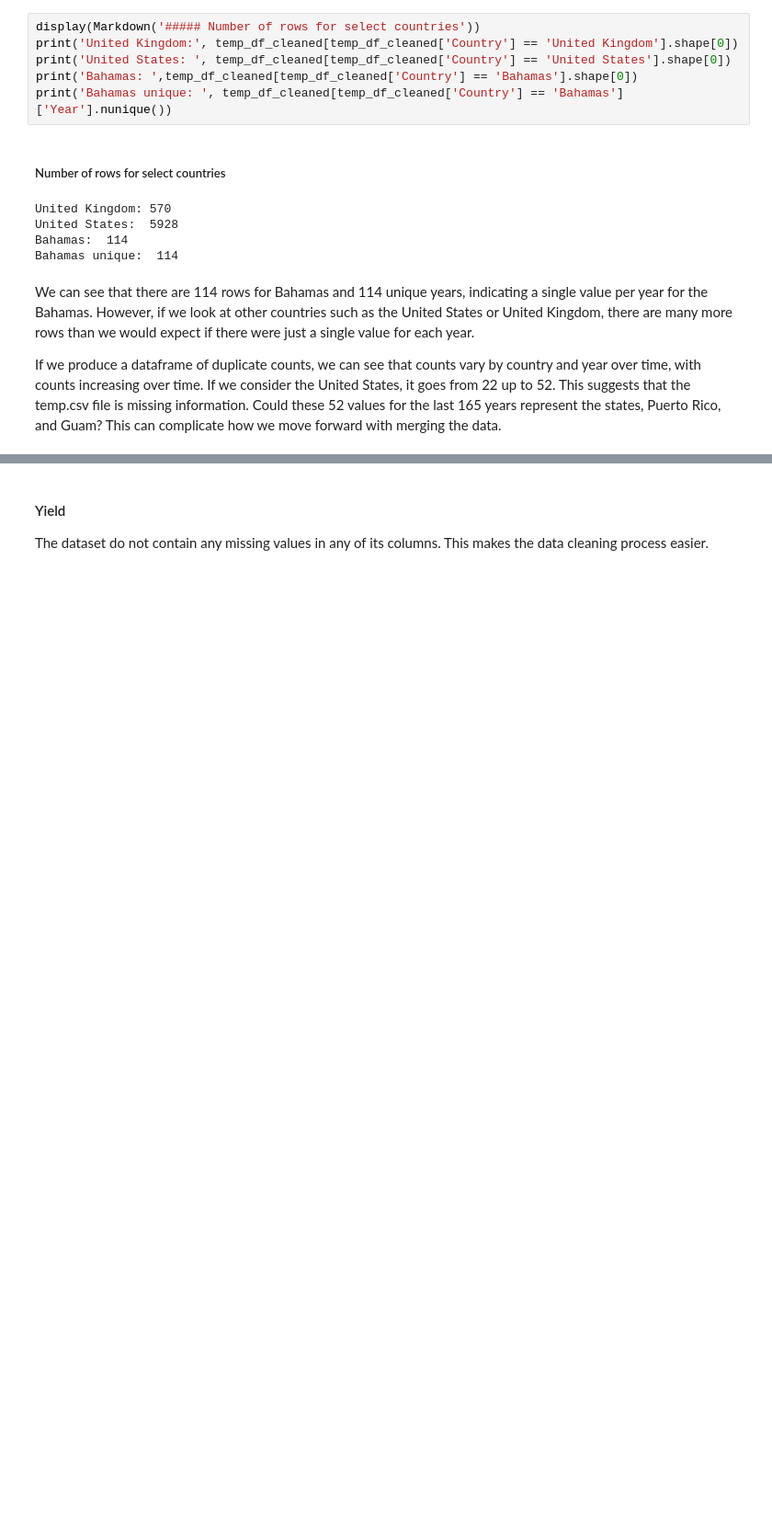
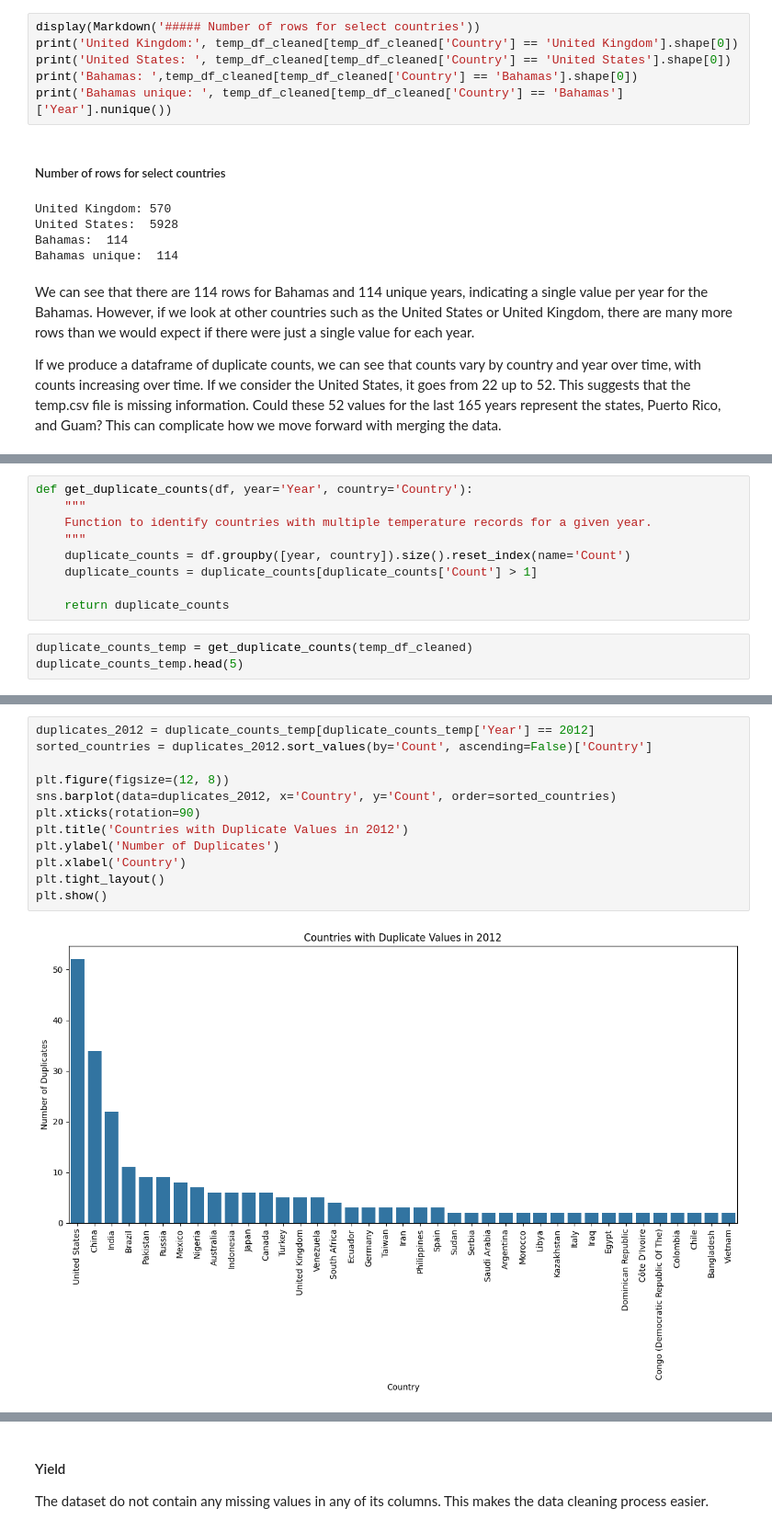
Before and after one commit to nkabram/um-milestone, a Jupyter notebook: Final.ipynb, the cells around one changed output, grey strips where cells are left out. Shown at 92% size. Drawn from its saved outputs; the diff is of its cells as text; blank space fills up the shorter version.

```diff
--- a/Final.ipynb
+++ b/Final.ipynb
@@ -655,0 +641,12 @@ duplicate_counts_temp.sort_values(by='Count', ascending=False).head(10)
+# %%
+def get_duplicate_counts(df, year='Year', country='Country'):
+    """
+    Function to identify countries with multiple temperature records for a given year.
+    """
+    duplicate_counts = df.groupby([year, country]).size().reset_index(name='Count')
+    duplicate_counts = duplicate_counts[duplicate_counts['Count'] > 1]
+
+    return duplicate_counts
+# %%
+duplicate_counts_temp = get_duplicate_counts(temp_df_cleaned)
+duplicate_counts_temp.head(5)
@@ -656,3 +660,17 @@ duplicate_counts_temp.sort_values(by='Count', ascending=False).head(10)
+# %%
+duplicates_2012 = duplicate_counts_temp[duplicate_counts_temp['Year'] == 2012]
+sorted_countries = duplicates_2012.sort_values(by='Count', ascending=False)['Country']
+
+plt.figure(figsize=(12, 8))
+sns.barplot(data=duplicates_2012, x='Country', y='Count', order=sorted_countries)
+plt.xticks(rotation=90)
+plt.title('Countries with Duplicate Values in 2012')
+plt.ylabel('Number of Duplicates')
+plt.xlabel('Country')
+plt.tight_layout()
+plt.show()
+# %% [output]
+[figure, added]
 # %%
 top_countries = duplicate_counts_temp.groupby('Country')['Count'].sum().nlargest(7).index.tolist()
 
```
Also changed, not shown: parts of 38 cells of this notebook, 2 other files.
